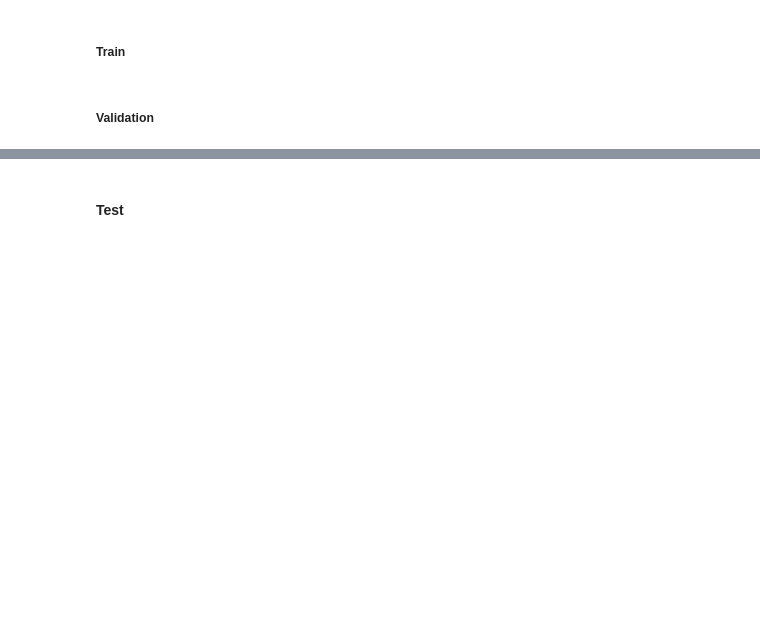
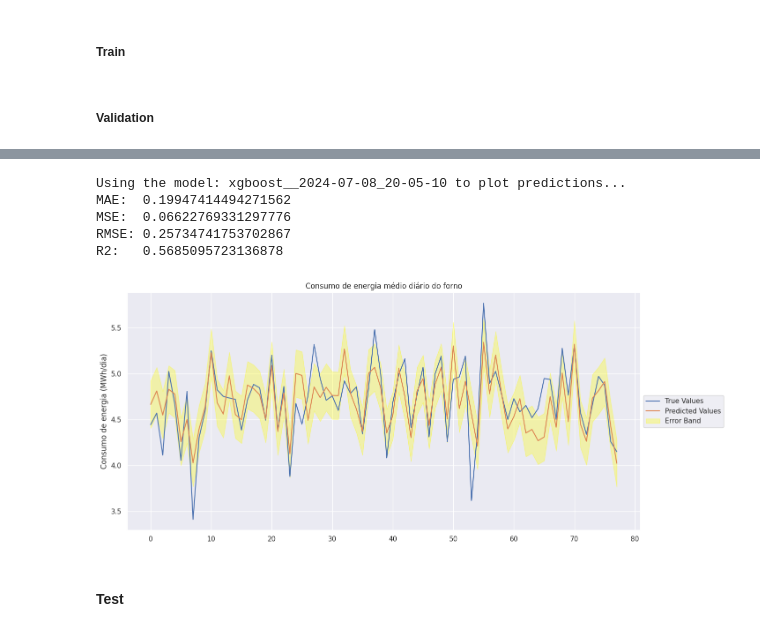
Before and after one commit to V-kr0pt/vivix_energy_consumption, a Jupyter notebook: all_stages.ipynb, the cells around one changed output, grey strips where cells are left out. Cells and saved outputs as stored; diff of their text form; code cells hidden in the pictures; blank space fills up the shorter version.

```diff
--- a/all_stages.ipynb
+++ b/all_stages.ipynb
@@ -80,3 +473,14 @@ model_utils.plot_predictions(X_test, y_test, model_name+'__'+model_date)
+# %%
+last_trained_model = model_utils.model_path.split('/')[-1].split('.')[0] # get the name__date.pkl of the model
+print(f'Using the model: {last_trained_model} to plot predictions...')
+model_utils.plot_predictions(X_test, y_test, last_trained_model)
+# %% [output]
+Using the model: xgboost__2024-07-08_20-05-10 to plot predictions...
+MAE:  0.19947414494271562
+MSE:  0.06622769331297776
+RMSE: 0.25734741753702867
+R2:   0.5685095723136878
+[figure, added]
 # %% [markdown]
 #### Test
 # %% [markdown]
```
Also changed, not shown: parts of 50 cells of this notebook.
